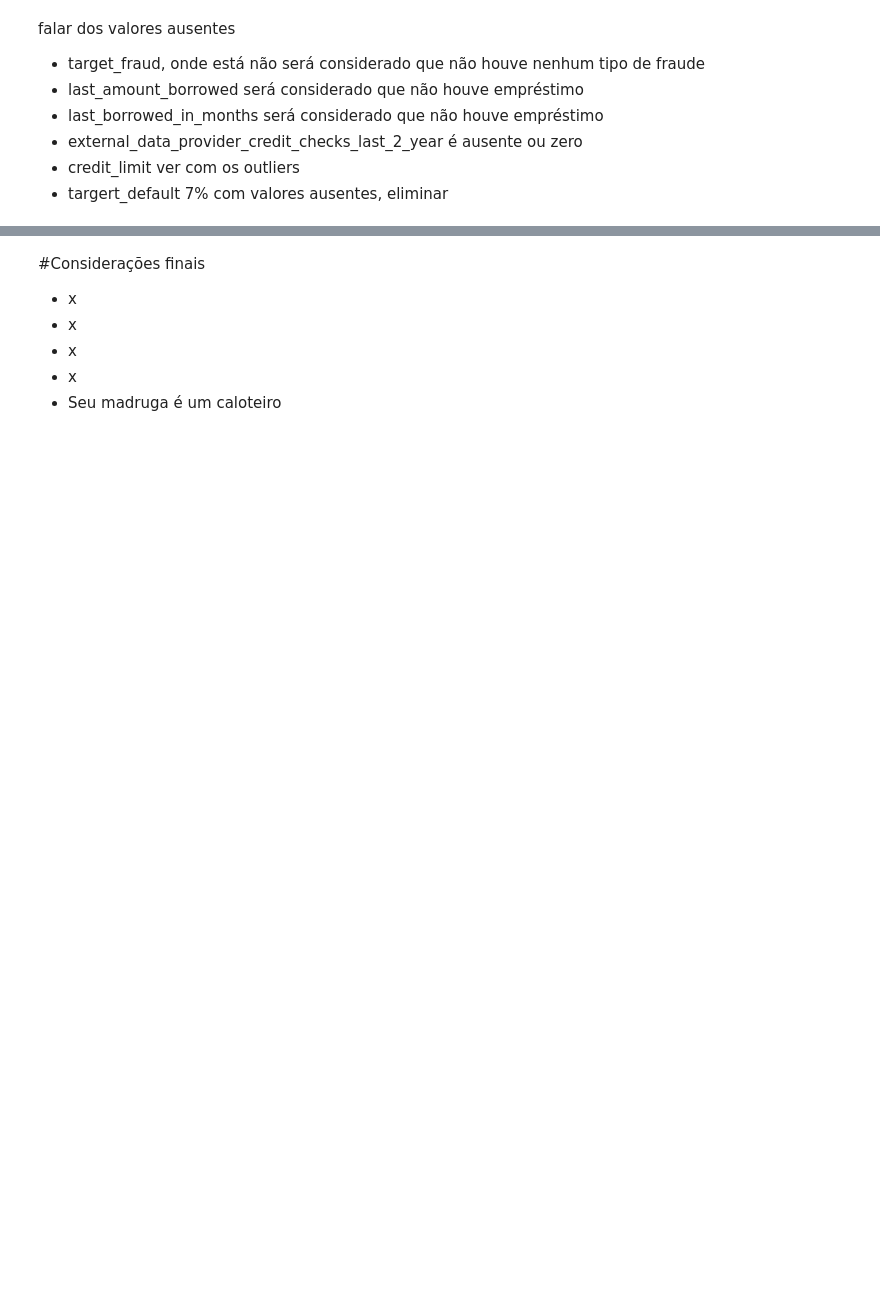
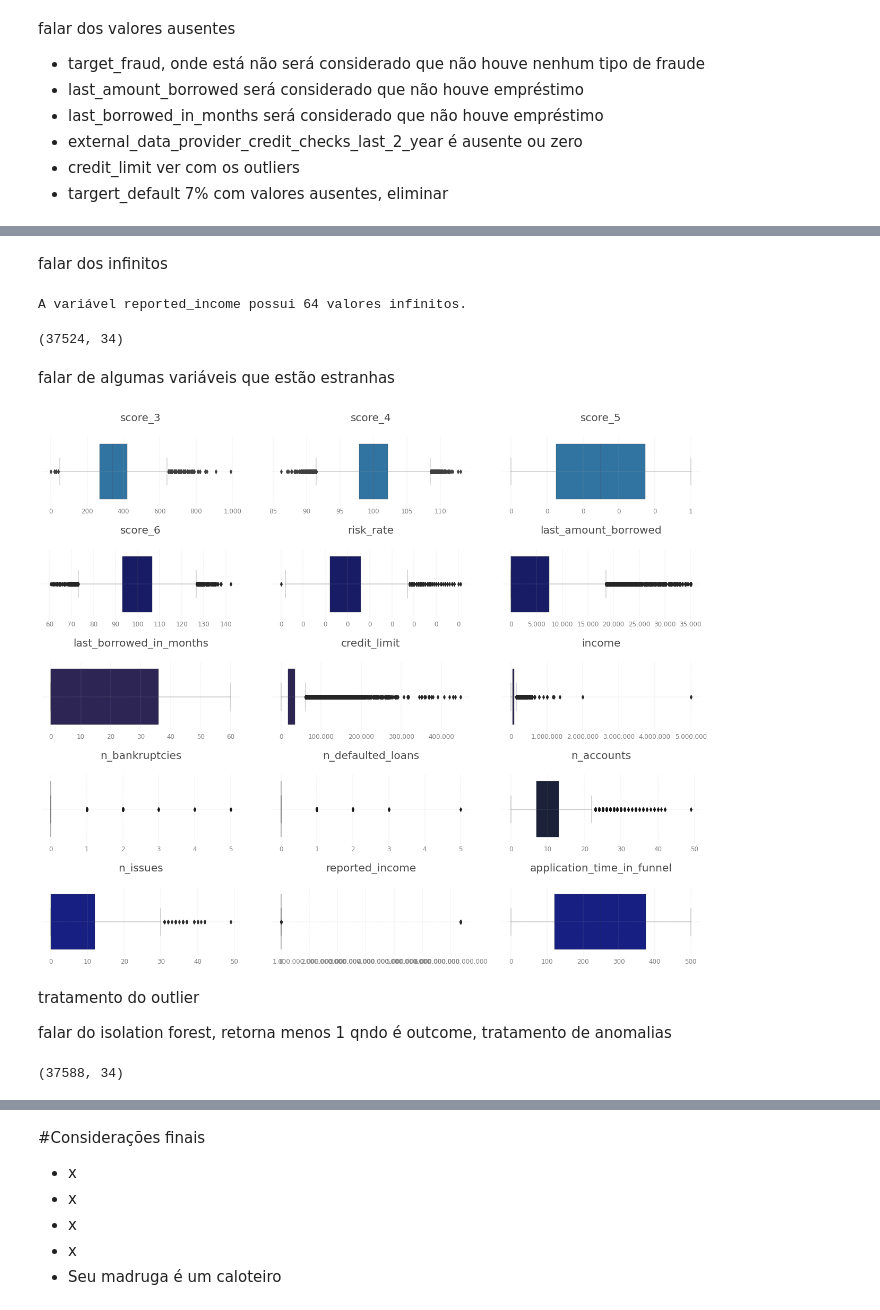
Before and after one commit to FerrazThales/Credit_risk_evaluation, a Jupyter notebook: default_Risk_evaluation.ipynb, the cells around one changed output, grey strips where cells are left out. Drawn from its saved outputs; the diff is of its cells as text; code cells hidden in the pictures; blank space fills up the shorter version.

```diff
--- a/default_Risk_evaluation.ipynb
+++ b/default_Risk_evaluation.ipynb
@@ -477,0 +464,3 @@ events
+# %%
+#dropando a variável
+df.drop(labels=['ok_since','external_data_provider_credit_checks_last_year'],axis=1,inplace=True)
@@ -477,0 +474,3 @@ events
+# %%
+#preenchendo com a mediana
+df.credit_limit.fillna(value=df.credit_limit.median(),inplace=True)
@@ -477,0 +487,3 @@ events
+# %%
+#preenchendo com a mediana
+df.n_issues.fillna(value=df.n_issues.median(),inplace=True)
@@ -477,0 +540,67 @@ events
+# %% [markdown]
+falar dos infinitos
+# %%
+#selecionando os infinitos
+infinitos = np.isinf(df.reported_income)
+
+#quantidade de valores infinitos
+print('A variável reported_income possui {} valores infinitos.'.format(infinitos.sum()))
+
+#retirando os infinitos do dataset
+df = df[~infinitos]
+# %% [output]
+A variável reported_income possui 64 valores infinitos.
+# %%
+df.shape
+# %% [output]
+(37524, 34)
+# %% [markdown]
+falar de algumas variáveis que estão estranhas
+# %%
+#lista  de 3 variáveis a serem analisadas
+lista_primeira_linha = ['score_3','score_4','score_5']
+lista_segunda_linha = ['score_6','risk_rate','last_amount_borrowed']
+lista_terceira_linha = ['last_borrowed_in_months','credit_limit','income']
+lista_quarta_linha = ['n_bankruptcies','n_defaulted_loans','n_accounts']
+lista_quinta_linha = ['n_issues','reported_income','application_time_in_funnel']
+
+#criando o ax e o fig no matplotlib
+fig, ax = plt.subplots(figsize=(18,15),ncols=3,nrows=5)
+
+#criando os histogramas da primeira linha
+for i,variavel in enumerate(lista_primeira_linha):
+  sns.boxplot(data=df,x=variavel,linewidth=0.35,ax=ax[0][i])
+  ajuste_layout(ax=ax[0][i],grid=True,titulo=variavel,location='center',x_milhares=True)
+
+#criando os histogramas da segunda linha
+for i,variavel in enumerate(lista_segunda_linha):
+  sns.boxplot(data=df,x=variavel,linewidth=0.35,ax=ax[1][i],color='#0A1172')
+  ajuste_layout(ax=ax[1][i],grid=True,titulo=variavel,location='center',x_milhares=True)
+
+#criando os histogramas da terceira linha
+for i,variavel in enumerate(lista_terceira_linha):
+  sns.boxplot(data=df,x=variavel,linewidth=0.35,ax=ax[2][i],color='#281e5d')
+  ajuste_layout(ax=ax[2][i],grid=True,titulo=variavel,location='center',x_milhares=True)
+
+#criando os histogramas da quarta linha
+for i,variavel in enumerate(lista_quarta_linha):
+  sns.boxplot(data=df,x=variavel,linewidth=0.35,ax=ax[3][i],color='#151e3d')
+  ajuste_layout(ax=ax[3][i],grid=True,titulo=variavel,location='center',x_milhares=True)
+
+#criando os histogramas da quinta linha
+for i,variavel in enumerate(lista_quinta_linha):
+  sns.boxplot(data=df,x=variavel,linewidth=0.35,ax=ax[4][i],color='#051094')
+  ajuste_layout(ax=ax[4][i],grid=True,titulo=variavel,location='center',x_milhares=True)
+
+#plotando os gráficos
+plt.tight_layout(pad=2.0);
+# %% [output]
+[figure, added]
+# %% [markdown]
+tratamento do outlier
+
+falar do isolation forest, retorna menos 1 qndo é outcome, tratamento de anomalias
+# %%
+df.shape
+# %% [output]
+(37588, 34)
```
Also changed, not shown: parts of 112 cells of this notebook.
